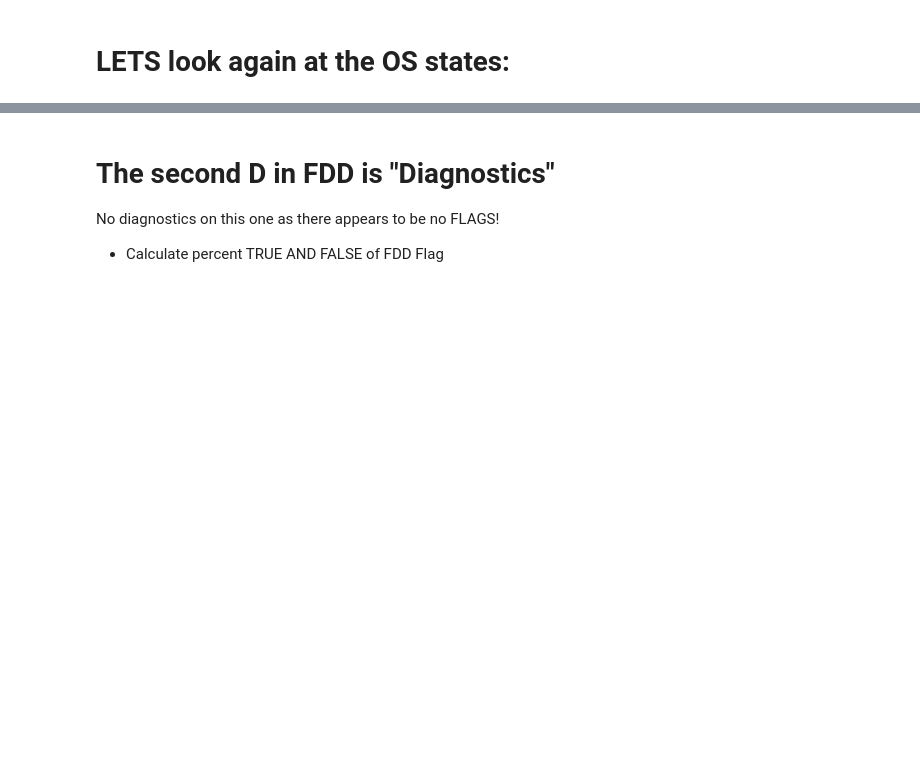
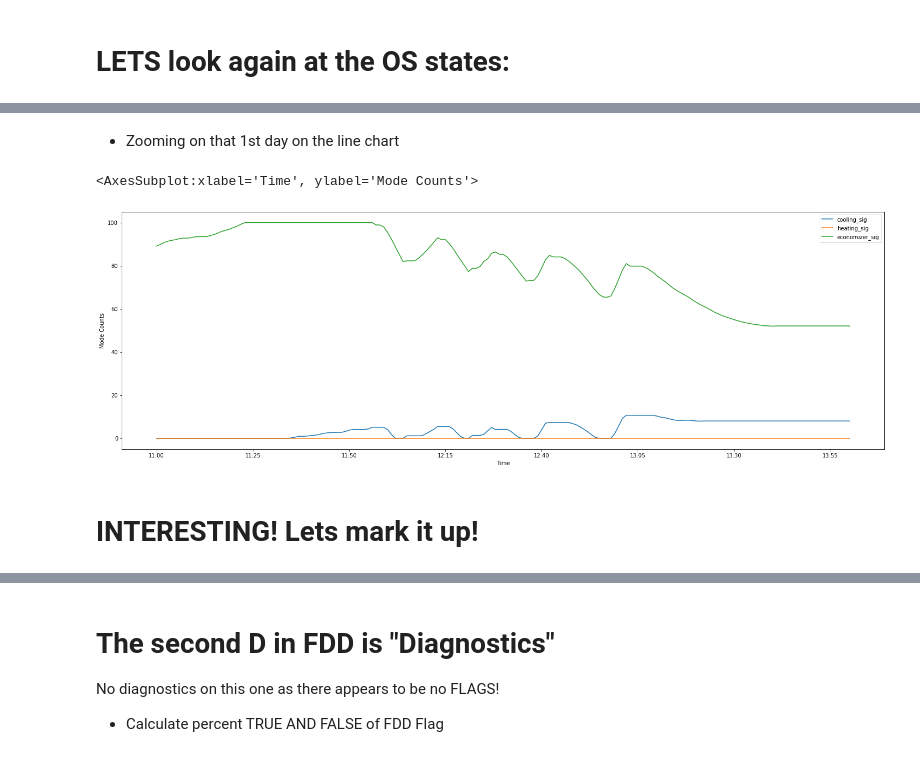
Before and after one commit to spillz-dxb/my-weekend-fdd-hobby, a Jupyter notebook: fc4_operating_states.ipynb, the cells around one changed output, grey strips where cells are left out. Saved outputs shown, nothing was run; the diff lists cells and outputs as text; code cells hidden in the pictures; blank space fills up the shorter version.

```diff
--- a/fc4_operating_states.ipynb
+++ b/fc4_operating_states.ipynb
@@ -67,6 +67,8 @@ rtu_os_states.describe()
 # %% [markdown]
 # Plot data for visulation
 # %%
+rtu_os_states_copy = rtu_os_states.copy()
+
 rtu_os_states.plot(figsize=(25,8), subplots=True, title='RTU TEMPS FOR FAULT CONDITION 3 MEASURE')
 # %% [output]
 array([<AxesSubplot:xlabel='Time'>, <AxesSubplot:xlabel='Time'>,
@@ -273,0 +175,15 @@ rtu_temps_debug.plot(figsize=(25,8))
+# %% [markdown]
+* Zooming on that 1st day on the line chart
+# %%
+zoom_date = '2021-11-8'
+fdd_plot_zoom1 = rtu_os_states_copy.loc[zoom_date].between_time('11:00','14:00')
+
+# code here is to make the zoom plot x axis readable with units of time
+fdd_plot_zoom1.index = fdd_plot_zoom1.index.map(lambda x: x.strftime("%H:%M"))
+
+fdd_plot_zoom1.plot(figsize=(25,8),ylabel='Mode Counts')
+# %% [output]
+<AxesSubplot:xlabel='Time', ylabel='Mode Counts'>
+[figure, added]
+# %% [markdown]
+# INTERESTING! Lets mark it up!
```
Also changed, not shown: parts of 52 cells of this notebook, 4 other files.
